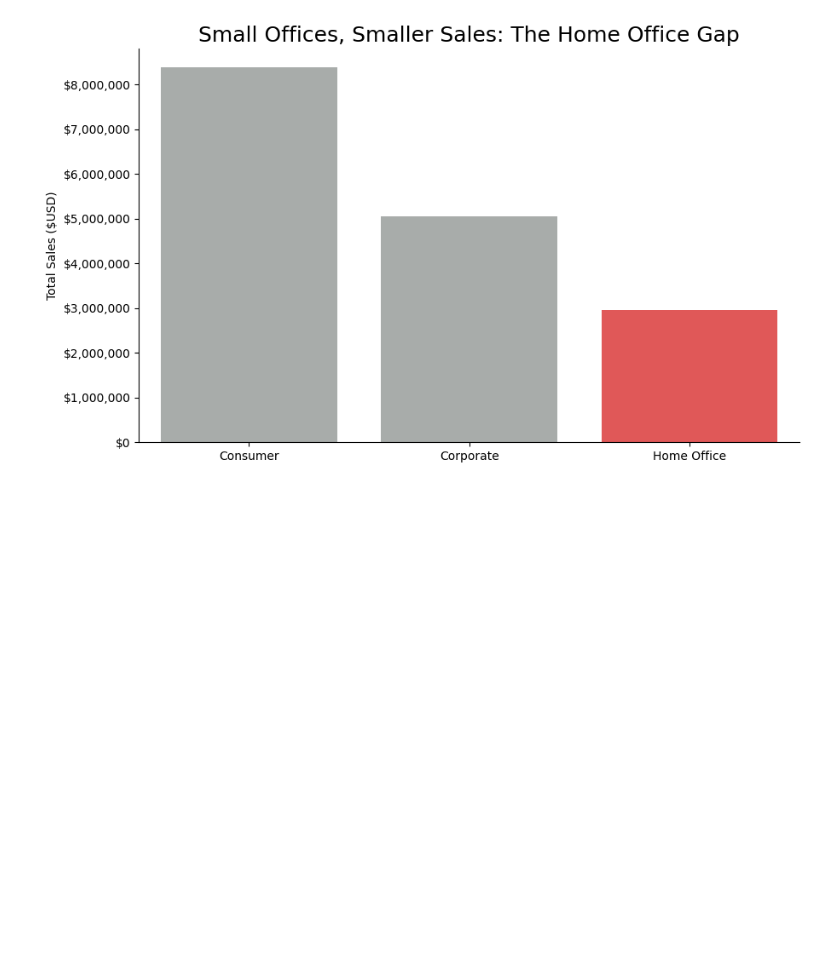
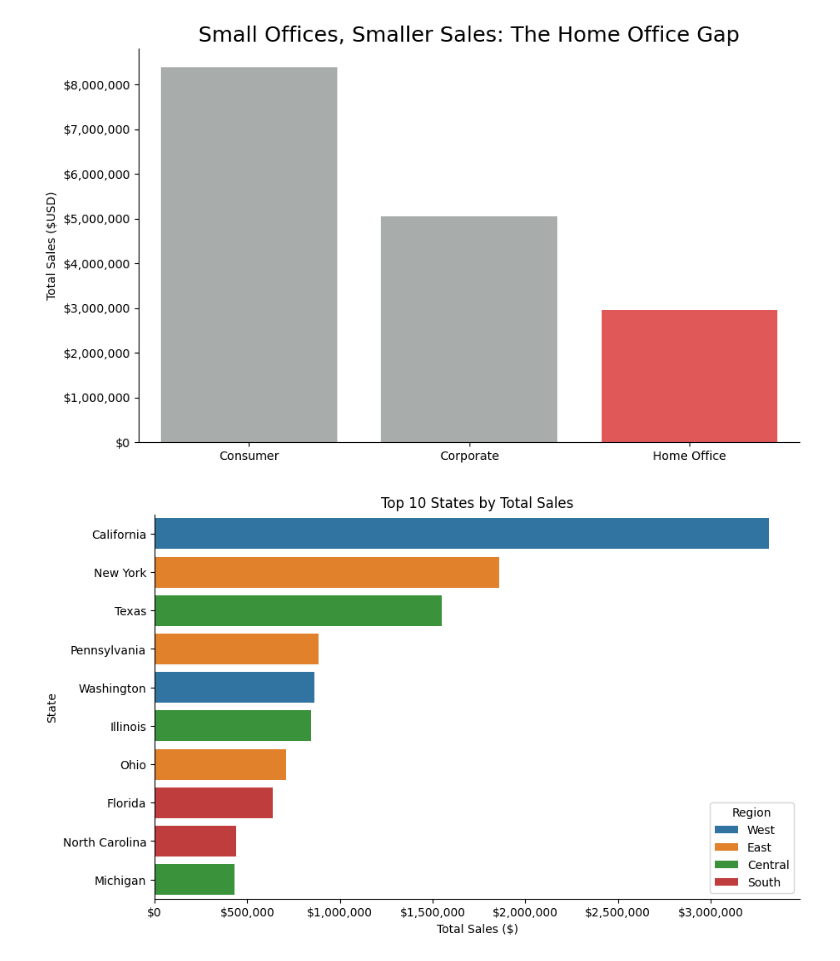
Before and after one commit to sithid/DataAnalysisModule3, a Jupyter notebook: Week4/notebooks/superstore_sales_workflow.ipynb, the cells around one changed output. Saved outputs shown, nothing was run; the diff lists cells and outputs as text; code cells hidden in the pictures; blank space fills up the shorter version.

```diff
--- a/Week4/notebooks/superstore_sales_workflow.ipynb
+++ b/Week4/notebooks/superstore_sales_workflow.ipynb
@@ -209,0 +270,14 @@ result5
+# %%
+query5 = """
+SELECT
+    customers.region,
+    customers.state,
+    ROUND(SUM(order_details.sales), 2) AS total_sales
+FROM order_details
+JOIN orders ON order_details.order_id = orders.order_id
+JOIN customers ON orders.customer_id = customers.customer_id
+GROUP BY customers.region, customers.state
+ORDER BY total_sales DESC;
+"""
+result5 = pd.read_sql(query5, conn)
+result5
@@ -272,0 +440,15 @@ plt.show()
+# %%
+# visualization one code here
+plot_result5 = result5.sort_values("total_sales", ascending=False).head(10)
+
+plt.figure(figsize=(10, 6))
+sns.barplot(data=plot_result5, x="total_sales", y="state", hue="region", dodge=False)
+plt.title("Top 10 States by Total Sales")
+plt.xlabel("Total Sales ($)")
+plt.ylabel("State")
+plt.gca().xaxis.set_major_formatter(mticker.FuncFormatter(lambda x, _: f'${x:,.0f}'))
+sns.despine()
+plt.legend(title="Region")
+plt.show()
+# %% [output]
+[figure, added]
```
Also changed, not shown: parts of 25 cells of this notebook, 6 other files.
